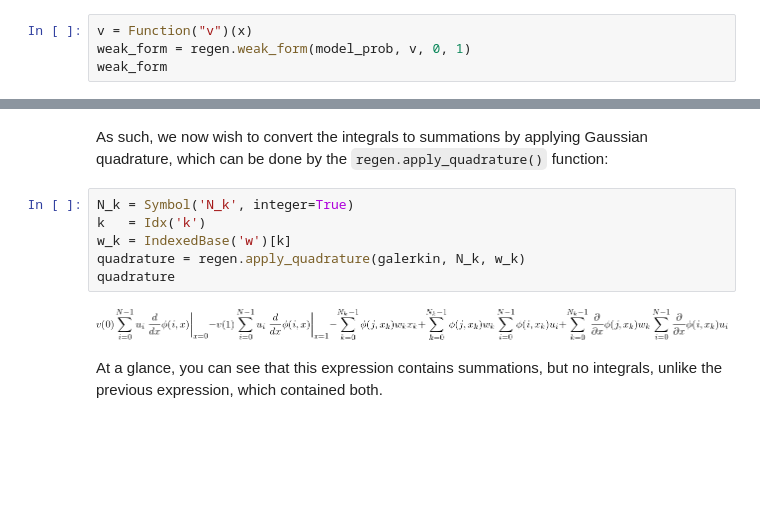
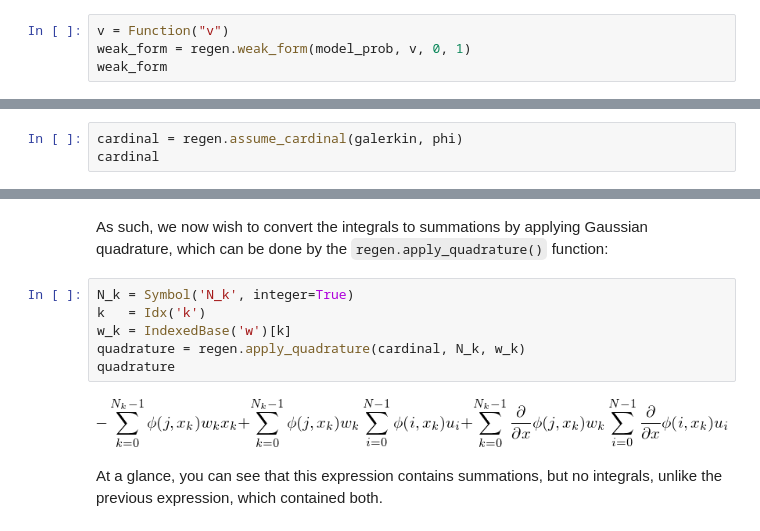
Before and after one commit to mu2x/PyAlbany, a Jupyter notebook: SummaryReport.ipynb, the cells around one changed output, grey strips where cells are left out. Drawn from its saved outputs; the diff is of its cells as text; blank space fills up the shorter version.

Commit message:
Added assume_cardinal() function
This function can simplify the finite element expression by assuming
the basis functions are zero on the boundaries.

```diff
--- a/SummaryReport.ipynb
+++ b/SummaryReport.ipynb
@@ -67,7 +67,7 @@ Our first goal is to obtain the weak form of our model problem.  The weak form i
 # %% [markdown]
 The `regen.weak_form()` function takes an `Eq` object as its first argument, the test function as its second argument (so that the user can prevent naming conflicts), and which we name `v`. Note that through inspection, the `regen.weak_form()` function detects the solution variables, in this case `(u(x),)` and the domain variable `x`.
 # %%
-v = Function("v")(x)
+v = Function("v")
 weak_form = regen.weak_form(model_prob, v, 0, 1)
 weak_form
 # %% [output]
@@ -100,0 +117,3 @@ galerkin
+# %%
+cardinal = regen.assume_cardinal(galerkin, phi)
+cardinal
@@ -107,11 +128,11 @@ As such, we now wish to convert the integrals to summations by applying Gaussian
 # %%
 N_k = Symbol('N_k', integer=True)
 k   = Idx('k')
 w_k = IndexedBase('w')[k]
-quadrature = regen.apply_quadrature(galerkin, N_k, w_k)
+quadrature = regen.apply_quadrature(cardinal, N_k, w_k)
 quadrature
 # %% [output]
-[figure, old version]
+[figure, new version]
 # %% [markdown]
 At a glance, you can see that this expression contains summations, but no integrals, unlike the previous expression, which contained both.
 # %% [markdown]
```
Also changed, not shown: parts of 11 cells of this notebook, 4 other files.
